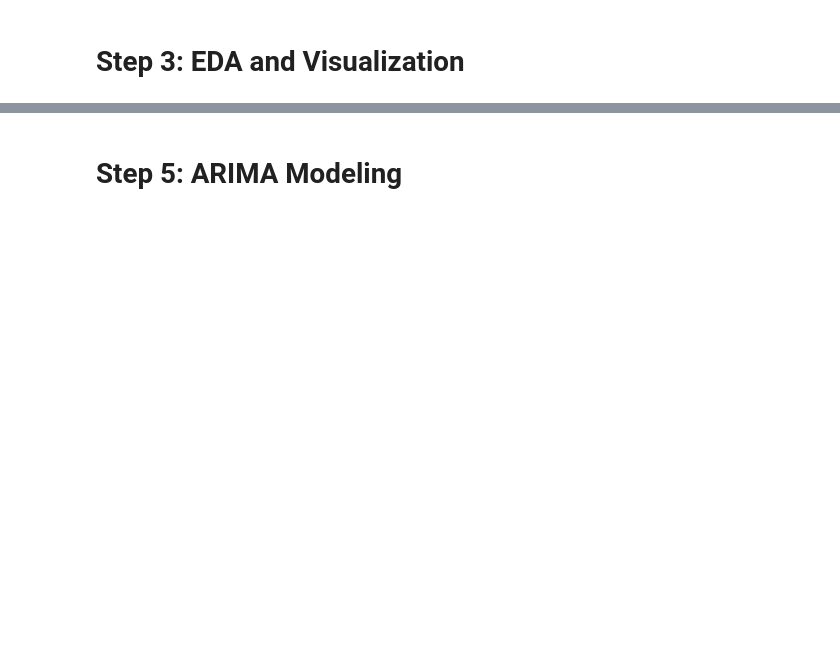
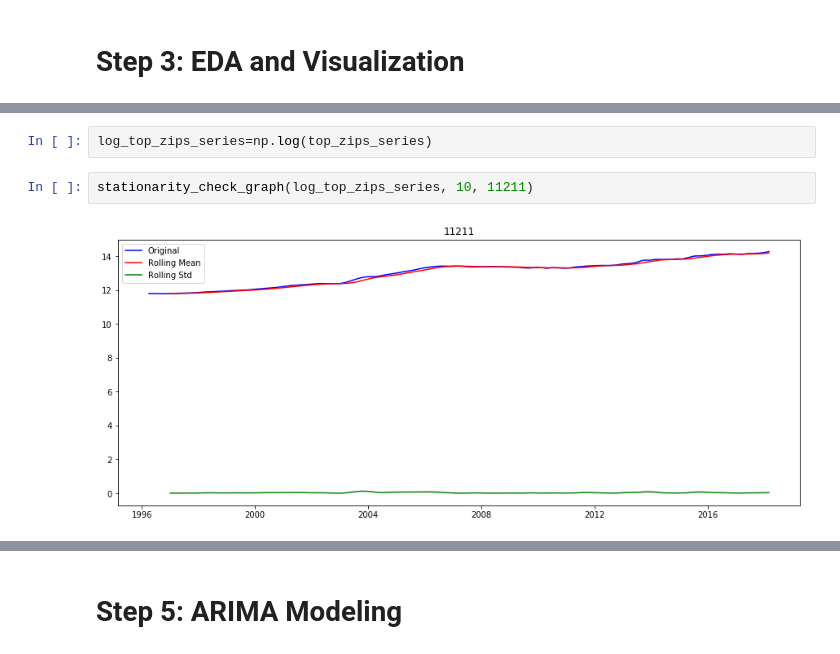
Before and after one commit to gabertooth/dsc-mod-4-project-online-ds-pt-021119, a Jupyter notebook: mod_4_starter_notebook.ipynb, the cells around one changed output, grey strips where cells are left out. Cells and saved outputs as stored; diff of their text form; blank space fills up the shorter version.

```diff
--- a/mod_4_starter_notebook.ipynb
+++ b/mod_4_starter_notebook.ipynb
@@ -168,0 +351,6 @@ def melt_data(df):
+# %%
+log_top_zips_series=np.log(top_zips_series)
+# %%
+stationarity_check_graph(log_top_zips_series, 10, 11211)
+# %% [output]
+[figure, added]
```
Also changed, not shown: parts of 88 cells of this notebook, 1 other file.
